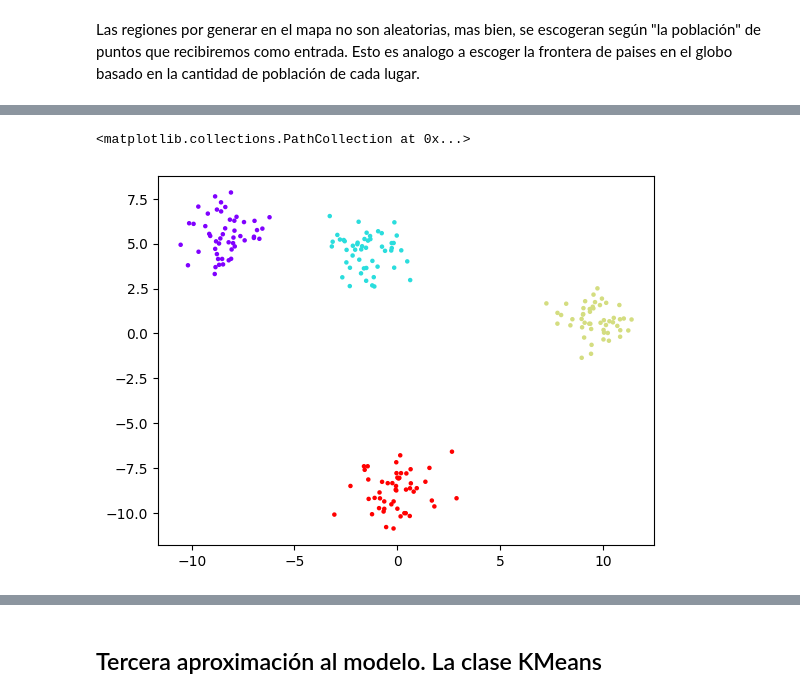
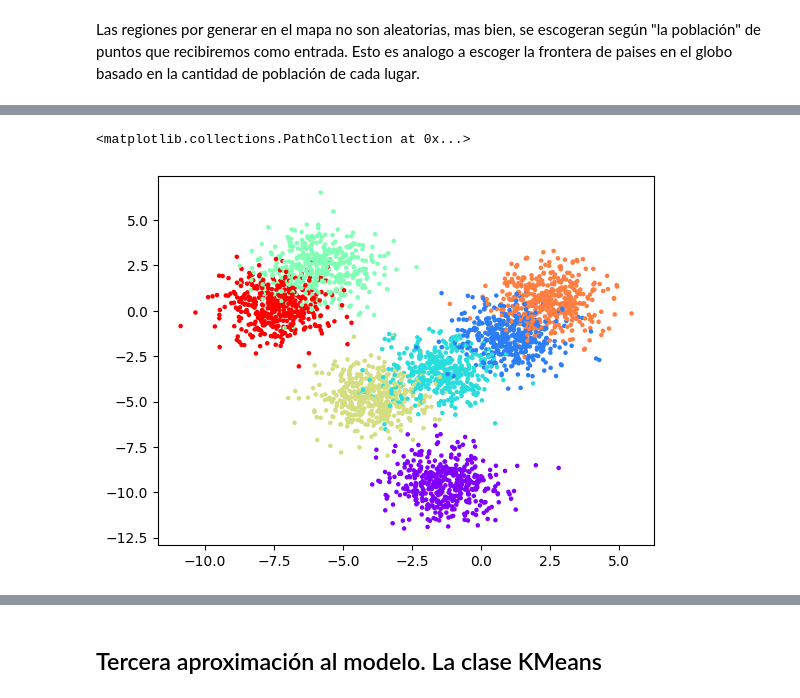
Before and after one commit to evcereti/Aprendiendo_ML_y_DS, a Jupyter notebook: K_means_clustering.ipynb, the cells around one changed output, grey strips where cells are left out. Drawn from its saved outputs; the diff is of its cells as text; code cells hidden in the pictures.

```diff
--- a/K_means_clustering.ipynb
+++ b/K_means_clustering.ipynb
@@ -45,6 +38,6 @@ array([1, 1, 2, 0, 1, 2, 3, 1, 3, 1, 2, 1, 2, 3, 3, 0, 2, 1, 0, 3, 0, 3,
 # %%
-import matplotlib.pyplot as plt
-plt.scatter(X[:, 0], X[:, 1], c=y, s=5, cmap='rainbow')
+X2, y2 = make_blobs(n_samples=3000, centers=7, n_features=2, random_state=2)
+plt.scatter(X2[:, 0], X2[:, 1], c=y2, s=5, cmap='rainbow')
 # %% [output]
 <matplotlib.collections.PathCollection at 0x...>
-[figure, old version]
+[figure, new version]
```
Also changed, not shown: parts of 18 cells of this notebook.
